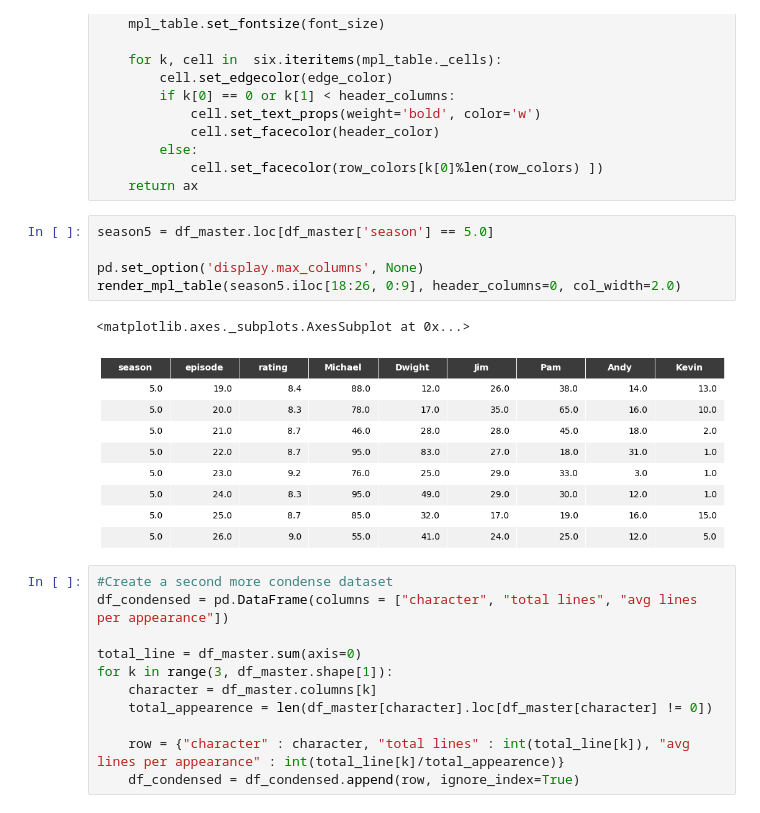
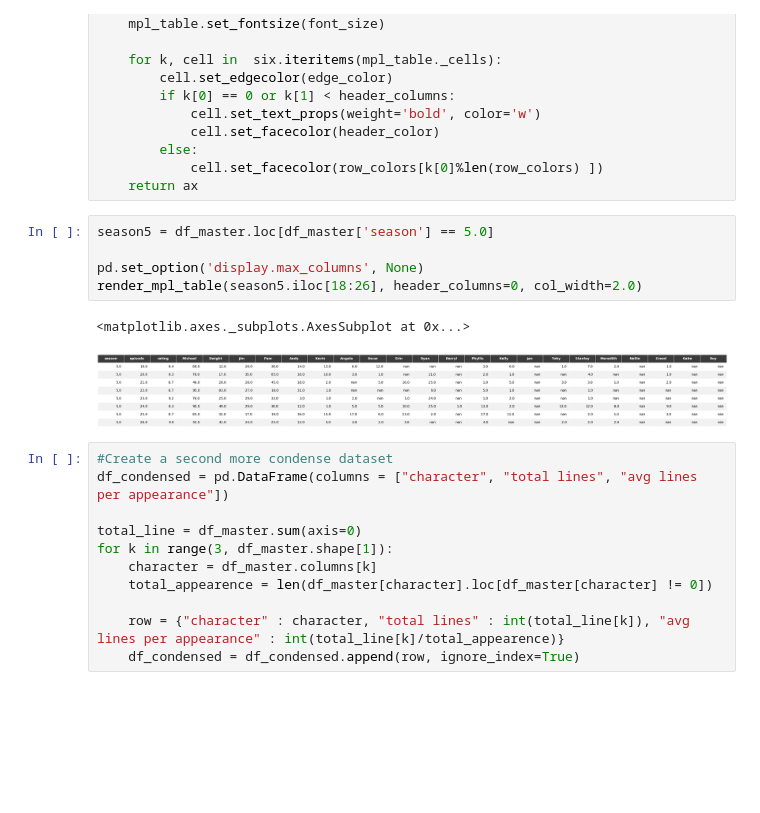
Before and after one commit to scearnest/The-Office-Data-Analysis, a Jupyter notebook: The Office Data Analysis.ipynb, the cells around one changed output. Drawn from its saved outputs; the diff is of its cells as text; blank space fills up the shorter version.

```diff
--- a/The Office Data Analysis.ipynb
+++ b/The Office Data Analysis.ipynb
@@ -99,11 +104,11 @@ def render_mpl_table(data, col_width=3.0, row_height=0.625, font_size=14,
 # %%
 season5 = df_master.loc[df_master['season'] == 5.0]
 
 pd.set_option('display.max_columns', None)
-render_mpl_table(season5.iloc[18:26, 0:9], header_columns=0, col_width=2.0)
+render_mpl_table(season5.iloc[18:26], header_columns=0, col_width=2.0)
 # %% [output]
 <matplotlib.axes._subplots.AxesSubplot at 0x...>
-[figure, old version]
+[figure, new version]
 # %%
 #Create a second more condense dataset
 df_condensed = pd.DataFrame(columns = ["character", "total lines", "avg lines per appearance"])
```
Also changed, not shown: parts of 4 cells of this notebook.
